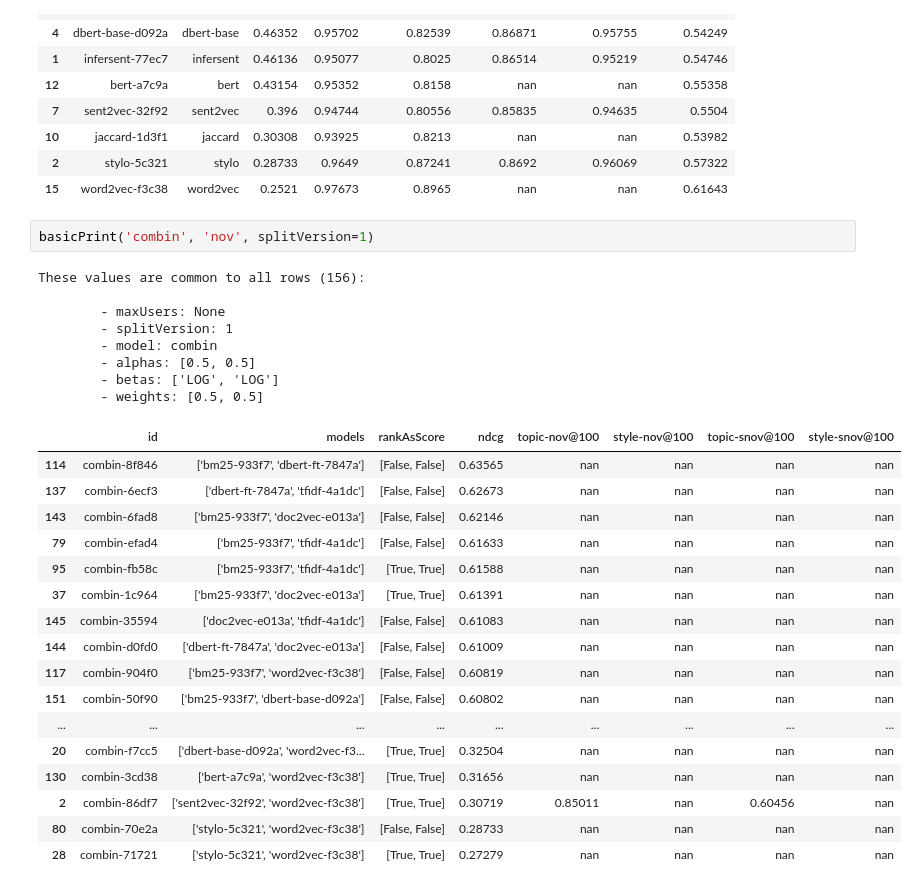
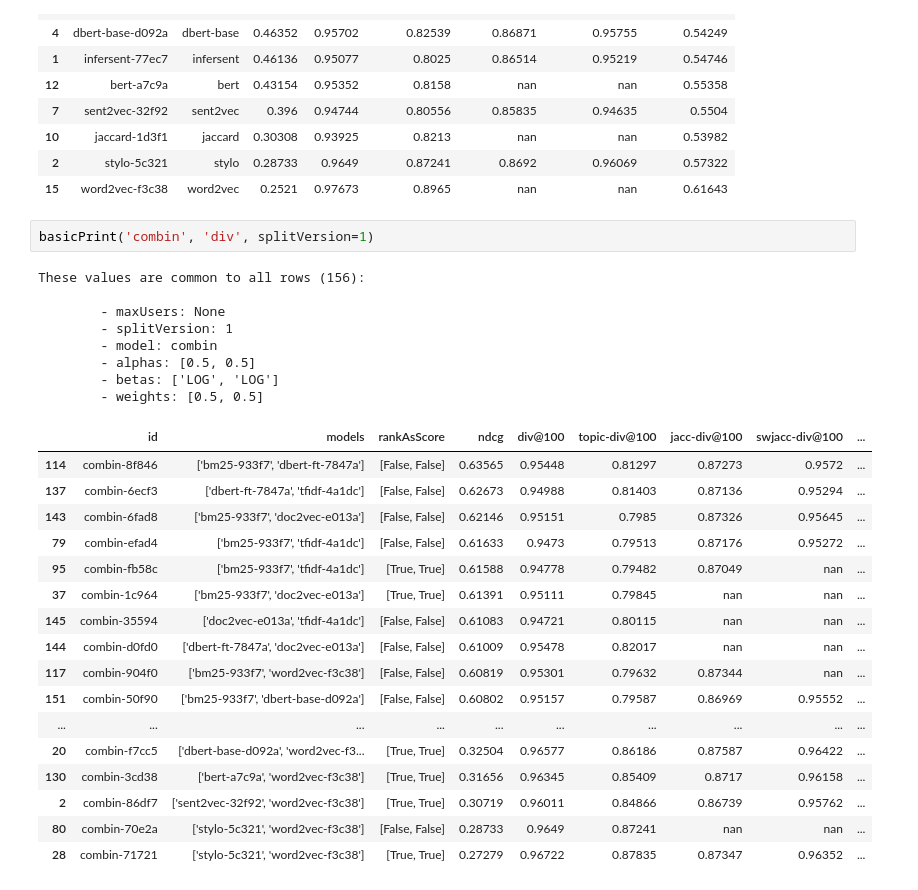
Before and after one commit to arthur-gallois/Twinews-adapted, a Jupyter notebook: twinews/evaluation/hjreport.ipynb, the cells around one changed output. Drawn from its saved outputs; the diff is of its cells as text.

```diff
--- a/twinews/evaluation/hjreport.ipynb
+++ b/twinews/evaluation/hjreport.ipynb
@@ -231,30 +231,30 @@ printAll('div', splitVersion=1)
 | 2 | stylo-5c321 | stylo | 0.28733 | 0.9649 | 0.87241 | 0.8692 | 0.96069 | 0.57322 |
 | 15 | word2vec-f3c38 | word2vec | 0.2521 | 0.97673 | 0.8965 | nan | nan | 0.61643 |
 # %%
-basicPrint('combin', 'nov', splitVersion=1)
+basicPrint('combin', 'div', splitVersion=1)
 # %% [output]
 These values are common to all rows (156):
 
         - maxUsers: None
         - splitVersion: 1
         - model: combin
         - alphas: [0.5, 0.5]
         - betas: ['LOG', 'LOG']
         - weights: [0.5, 0.5]
-|  | id | models | rankAsScore | ndcg | topic-nov@100 | style-nov@100 | topic-snov@100 | style-snov@100 |
-| 114 | combin-8f846 | ['bm25-933f7', 'dbert-ft-7847a'] | [False, False] | 0.63565 | nan | nan | nan | nan |
-| 137 | combin-6ecf3 | ['dbert-ft-7847a', 'tfidf-4a1dc'] | [False, False] | 0.62673 | nan | nan | nan | nan |
-| 143 | combin-6fad8 | ['bm25-933f7', 'doc2vec-e013a'] | [False, False] | 0.62146 | nan | nan | nan | nan |
-| 79 | combin-efad4 | ['bm25-933f7', 'tfidf-4a1dc'] | [False, False] | 0.61633 | nan | nan | nan | nan |
-| 95 | combin-fb58c | ['bm25-933f7', 'tfidf-4a1dc'] | [True, True] | 0.61588 | nan | nan | nan | nan |
-| 37 | combin-1c964 | ['bm25-933f7', 'doc2vec-e013a'] | [True, True] | 0.61391 | nan | nan | nan | nan |
-| 145 | combin-35594 | ['doc2vec-e013a', 'tfidf-4a1dc'] | [False, False] | 0.61083 | nan | nan | nan | nan |
-| 144 | combin-d0fd0 | ['dbert-ft-7847a', 'doc2vec-e013a'] | [False, False] | 0.61009 | nan | nan | nan | nan |
-| 117 | combin-904f0 | ['bm25-933f7', 'word2vec-f3c38'] | [False, False] | 0.60819 | nan | nan | nan | nan |
-| 151 | combin-50f90 | ['bm25-933f7', 'dbert-base-d092a'] | [False, False] | 0.60802 | nan | nan | nan | nan |
-| ... | ... | ... | ... | ... | ... | ... | ... | ... |
-| 20 | combin-f7cc5 | ['dbert-base-d092a', 'word2vec-f3... | [True, True] | 0.32504 | nan | nan | nan | nan |
-| 130 | combin-3cd38 | ['bert-a7c9a', 'word2vec-f3c38'] | [True, True] | 0.31656 | nan | nan | nan | nan |
-| 2 | combin-86df7 | ['sent2vec-32f92', 'word2vec-f3c38'] | [True, True] | 0.30719 | 0.85011 | nan | 0.60456 | nan |
-| 80 | combin-70e2a | ['stylo-5c321', 'word2vec-f3c38'] | [False, False] | 0.28733 | nan | nan | nan | nan |
-| 28 | combin-71721 | ['stylo-5c321', 'word2vec-f3c38'] | [True, True] | 0.27279 | nan | nan | nan | nan |
+|  | id | models | rankAsScore | ndcg | div@100 | topic-div@100 | jacc-div@100 | swjacc-div@100 | ... |
+| 114 | combin-8f846 | ['bm25-933f7', 'dbert-ft-7847a'] | [False, False] | 0.63565 | 0.95448 | 0.81297 | 0.87273 | 0.9572 | ... |
+| 137 | combin-6ecf3 | ['dbert-ft-7847a', 'tfidf-4a1dc'] | [False, False] | 0.62673 | 0.94988 | 0.81403 | 0.87136 | 0.95294 | ... |
+| 143 | combin-6fad8 | ['bm25-933f7', 'doc2vec-e013a'] | [False, False] | 0.62146 | 0.95151 | 0.7985 | 0.87326 | 0.95645 | ... |
+| 79 | combin-efad4 | ['bm25-933f7', 'tfidf-4a1dc'] | [False, False] | 0.61633 | 0.9473 | 0.79513 | 0.87176 | 0.95272 | ... |
+| 95 | combin-fb58c | ['bm25-933f7', 'tfidf-4a1dc'] | [True, True] | 0.61588 | 0.94778 | 0.79482 | 0.87049 | nan | ... |
+| 37 | combin-1c964 | ['bm25-933f7', 'doc2vec-e013a'] | [True, True] | 0.61391 | 0.95111 | 0.79845 | nan | nan | ... |
+| 145 | combin-35594 | ['doc2vec-e013a', 'tfidf-4a1dc'] | [False, False] | 0.61083 | 0.94721 | 0.80115 | nan | nan | ... |
+| 144 | combin-d0fd0 | ['dbert-ft-7847a', 'doc2vec-e013a'] | [False, False] | 0.61009 | 0.95478 | 0.82017 | nan | nan | ... |
+| 117 | combin-904f0 | ['bm25-933f7', 'word2vec-f3c38'] | [False, False] | 0.60819 | 0.95301 | 0.79632 | 0.87344 | nan | ... |
+| 151 | combin-50f90 | ['bm25-933f7', 'dbert-base-d092a'] | [False, False] | 0.60802 | 0.95157 | 0.79587 | 0.86969 | 0.95552 | ... |
+| ... | ... | ... | ... | ... | ... | ... | ... | ... | ... |
+| 20 | combin-f7cc5 | ['dbert-base-d092a', 'word2vec-f3... | [True, True] | 0.32504 | 0.96577 | 0.86186 | 0.87587 | 0.96422 | ... |
+| 130 | combin-3cd38 | ['bert-a7c9a', 'word2vec-f3c38'] | [True, True] | 0.31656 | 0.96345 | 0.85409 | 0.8717 | 0.96158 | ... |
+| 2 | combin-86df7 | ['sent2vec-32f92', 'word2vec-f3c38'] | [True, True] | 0.30719 | 0.96011 | 0.84866 | 0.86739 | 0.95762 | ... |
+| 80 | combin-70e2a | ['stylo-5c321', 'word2vec-f3c38'] | [False, False] | 0.28733 | 0.9649 | 0.87241 | nan | nan | ... |
+| 28 | combin-71721 | ['stylo-5c321', 'word2vec-f3c38'] | [True, True] | 0.27279 | 0.96722 | 0.87835 | 0.87347 | 0.96352 | ... |
```
Also changed, not shown: 1 other file.
